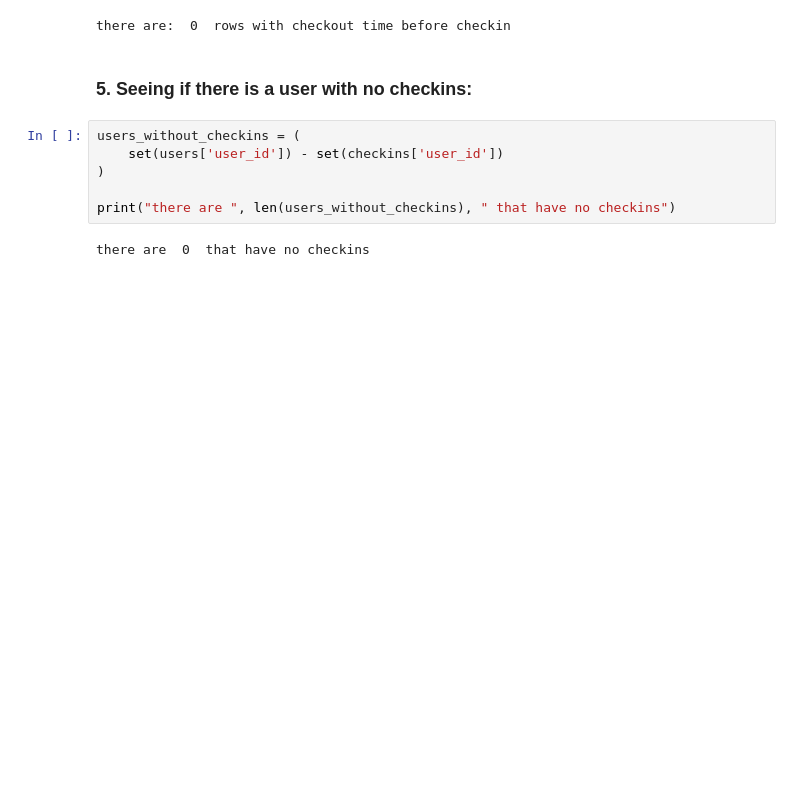
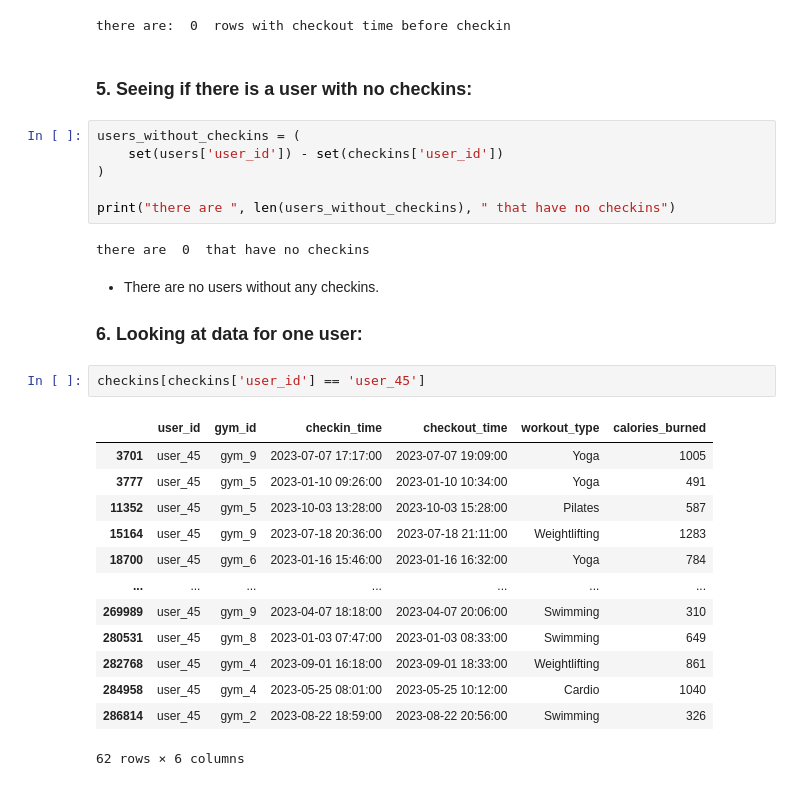
Before and after one commit to nev12/gym-dropout-prediction, a Jupyter notebook: 00_data_sanity_check.ipynb, the cells around one changed output. Drawn from its saved outputs; the diff is of its cells as text; blank space fills up the shorter version.

```diff
--- a/00_data_sanity_check.ipynb
+++ b/00_data_sanity_check.ipynb
@@ -277,3 +277,23 @@ users_without_checkins = (
 print("there are ", len(users_without_checkins), " that have no checkins")
 # %% [output]
 there are  0  that have no checkins
+# %% [markdown]
+- There are no users without any checkins.
+
+### 6. Looking at data for one user:
+# %%
+checkins[checkins['user_id'] == 'user_45']
+# %% [output]
+|  | user_id | gym_id | checkin_time | checkout_time | workout_type | calories_burned |
+| 3701 | user_45 | gym_9 | 2023-07-07 17:17:00 | 2023-07-07 19:09:00 | Yoga | 1005 |
+| 3777 | user_45 | gym_5 | 2023-01-10 09:26:00 | 2023-01-10 10:34:00 | Yoga | 491 |
+| 11352 | user_45 | gym_5 | 2023-10-03 13:28:00 | 2023-10-03 15:28:00 | Pilates | 587 |
+| 15164 | user_45 | gym_9 | 2023-07-18 20:36:00 | 2023-07-18 21:11:00 | Weightlifting | 1283 |
+| 18700 | user_45 | gym_6 | 2023-01-16 15:46:00 | 2023-01-16 16:32:00 | Yoga | 784 |
+| ... | ... | ... | ... | ... | ... | ... |
+| 269989 | user_45 | gym_9 | 2023-04-07 18:18:00 | 2023-04-07 20:06:00 | Swimming | 310 |
+| 280531 | user_45 | gym_8 | 2023-01-03 07:47:00 | 2023-01-03 08:33:00 | Swimming | 649 |
+| 282768 | user_45 | gym_4 | 2023-09-01 16:18:00 | 2023-09-01 18:33:00 | Weightlifting | 861 |
+| 284958 | user_45 | gym_4 | 2023-05-25 08:01:00 | 2023-05-25 10:12:00 | Cardio | 1040 |
+| 286814 | user_45 | gym_2 | 2023-08-22 18:59:00 | 2023-08-22 20:56:00 | Swimming | 326 |
+62 rows × 6 columns
```
Also changed, not shown: parts of 17 cells of this notebook.
